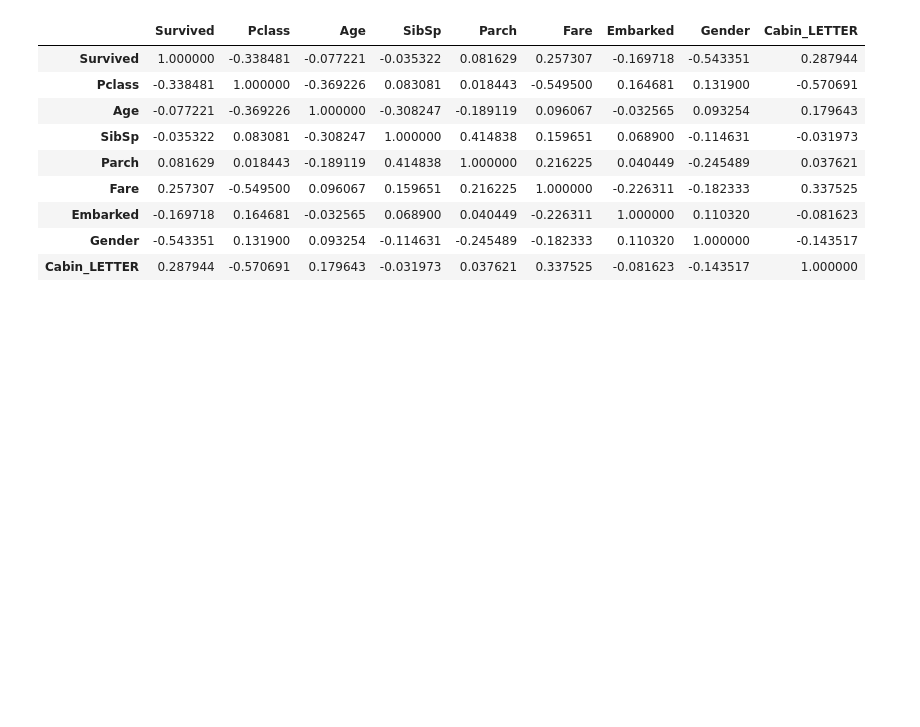
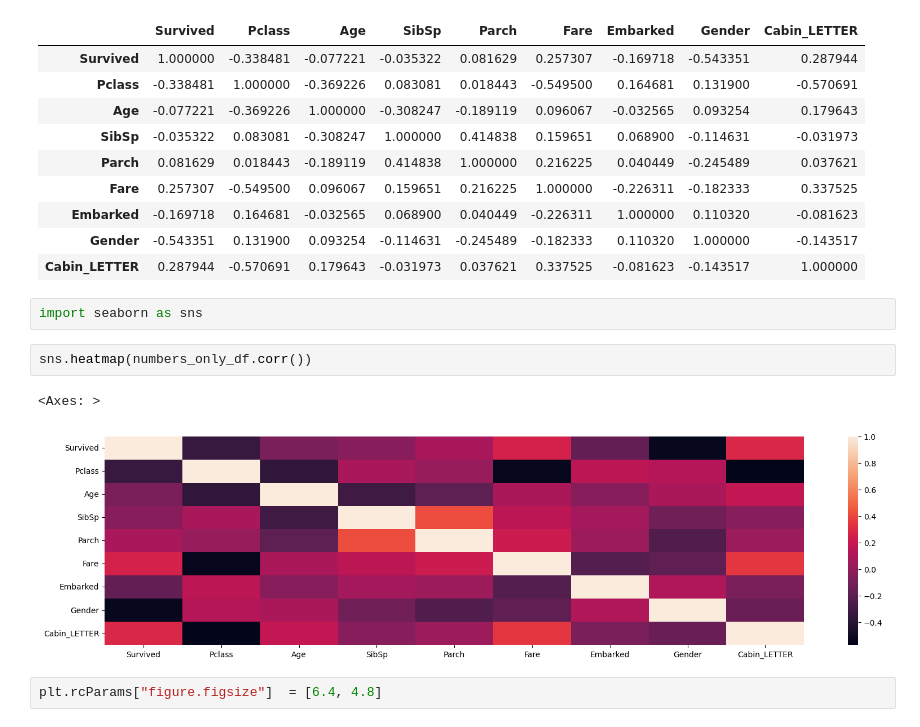
Before and after one commit to sojog/Big-Data-ADR-10-17-18-octombrie-2025, a Jupyter notebook: Ziua2/01.titanic_database.ipynb, the cells around one changed output. Saved outputs shown, nothing was run; the diff lists cells and outputs as text; blank space fills up the shorter version.

```diff
--- a/Ziua2/01.titanic_database.ipynb
+++ b/Ziua2/01.titanic_database.ipynb
@@ -366,3 +366,12 @@ numbers_only_df.corr()
 | Embarked | -0.169718 | 0.164681 | -0.032565 | 0.068900 | 0.040449 | -0.226311 | 1.000000 | 0.110320 | -0.081623 |
 | Gender | -0.543351 | 0.131900 | 0.093254 | -0.114631 | -0.245489 | -0.182333 | 0.110320 | 1.000000 | -0.143517 |
 | Cabin_LETTER | 0.287944 | -0.570691 | 0.179643 | -0.031973 | 0.037621 | 0.337525 | -0.081623 | -0.143517 | 1.000000 |
+# %%
+import seaborn as sns
+# %%
+sns.heatmap(numbers_only_df.corr())
+# %% [output]
+<Axes: >
+[figure, added]
+# %%
+plt.rcParams["figure.figsize"]  = [6.4, 4.8]
```
Also changed, not shown: parts of 3 cells of this notebook, 3 other files.
